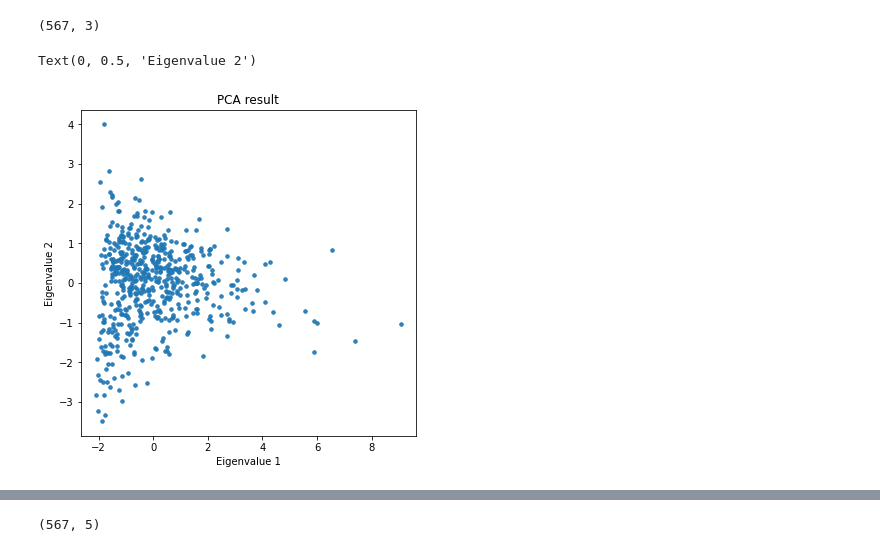
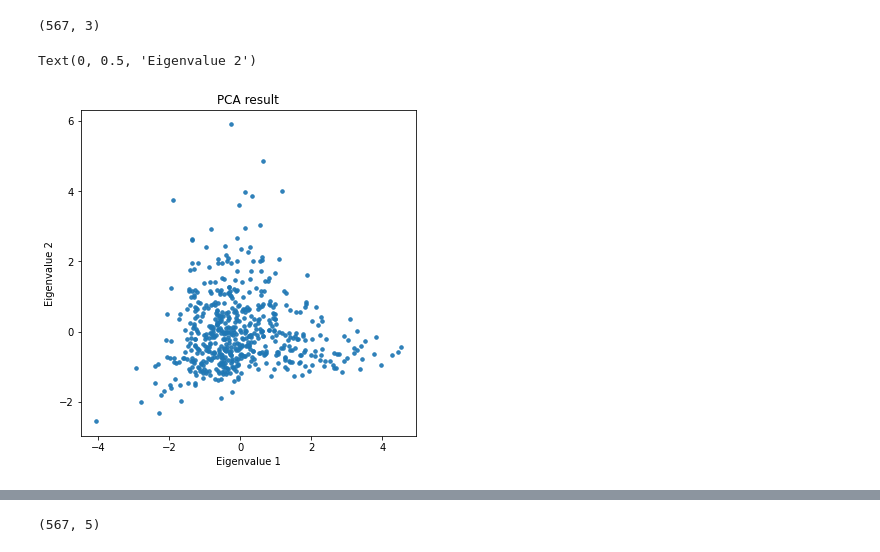
Before and after one commit to ludovicobizzarri/astrostatistics_bicocca_2024, a Jupyter notebook: working/Lesson 14/Gamma Ray Burst.ipynb, the cells around one changed output, grey strips where cells are left out. Drawn from its saved outputs; the diff is of its cells as text; code cells hidden in the pictures.

```diff
--- a/working/Lesson 14/Gamma Ray Burst.ipynb
+++ b/working/Lesson 14/Gamma Ray Burst.ipynb
@@ -376,22 +376,23 @@ plt.show()
 This is the result of the clustering with Meanshift after several attemps to determine the best bandwidth (estimate_bandwidth ended in a failure) and combination of cluster_all and bin_seeding.
 # %%
 # Meanshift
-
-#scaler = preprocessing.StandardScaler() # -> if estimate_bw is used, it is better to work without it
+scaler = preprocessing.StandardScaler() # -> if estimate_bw is used, it is better to work without it
 #bw = sklearn.cluster.estimate_bandwidth(X_T90_F)
 
-ms = MeanShift(bandwidth=0.4,cluster_all=True,bin_seeding=True)
+X_T90_F_scaled = scaler.fit_transform(X_T90_F)
+
+ms = MeanShift(bandwidth=0.5,cluster_all=True,bin_seeding=True)
 
 #ms.fit(scaler.fit_transform(X_T90_F))
-ms.fit(X_T90_F)
+ms.fit(X_T90_F_scaled)
 
-labels_T90_F = ms.predict(X_T90_F)
+labels_T90_F = ms.predict(X_T90_F_scaled)
 print('Number of clusters identified:',labels_T90_F.max()+1)
 
 fig = plt.figure(figsize=(6,6))
 
 for ii in range(int(labels_T90_F.max())+1):
-    plt.scatter(X_T90_F[labels_T90_F==ii,0], X_T90_F[labels_T90_F==ii,1],
+    plt.scatter(X_T90_F_scaled[labels_T90_F==ii,0], X_T90_F_scaled[labels_T90_F==ii,1],
                 color='C%i'%ii,alpha=0.5)
 
 plt.title('Clustering output Meanshift Fluence vs T90')
@@ -505,22 +506,25 @@ X_pca.shape
 # %%
 # try to reduce the dimensionality of the problem to two variables:
 
-pca = PCA(n_components=2) # 2 components
-pca.fit(X_pca) # Do the fitting
+# rescale before PCA
+X_pca_scaled = scaler.fit_transform(X_pca)
 
-X_reduced = pca.transform(X_pca) # reduce to 2-dim
+pca = PCA() # all components
+pca.fit(X_pca_scaled) # Do the fitting
+
+X_reduced = pca.transform(X_pca_scaled) # reduce to 2-dim
 
 fig = plt.figure(figsize=(6,6))
 
 plt.scatter(X_reduced[:,0], X_reduced[:,1], s=50,marker=".", color='C0', alpha=0.9)
 
 plt.title('PCA result')
 plt.xlabel('Eigenvalue 1')
 plt.ylabel('Eigenvalue 2')
 #plt.xscale('log')
 # %% [output]
 Text(0, 0.5, 'Eigenvalue 2')
-[figure, old version]
+[figure, new version]
 # %%
 pca.explained_variance_ratio_
 # %% [output]
```
Also changed, not shown: parts of 15 cells of this notebook.
